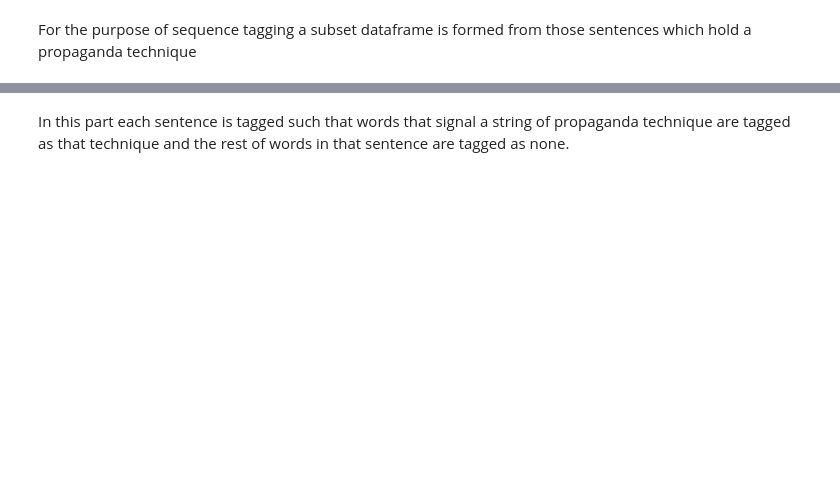
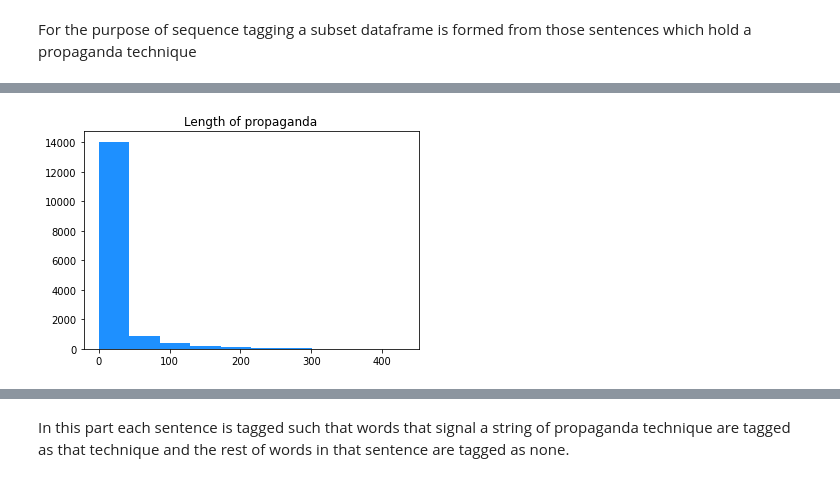
Before and after one commit to linhnguyen222/DPS-Silo, a Jupyter notebook: SeqTagMulticlass_Luna.ipynb, the cells around one changed output, grey strips where cells are left out. Cells and saved outputs as stored; diff of their text form; code cells hidden in the pictures; blank space fills up the shorter version.

```diff
--- a/SeqTagMulticlass_Luna.ipynb
+++ b/SeqTagMulticlass_Luna.ipynb
@@ -219,0 +249,8 @@ For the purpose of sequence tagging a subset dataframe is formed from those sent
+# %%
+
+import matplotlib.pyplot as plt
+plt.hist(df['prop_length'], color="dodgerblue")
+plt.title('Length of propaganda')
+plt.show()
+# %% [output]
+[figure, added]
```
Also changed, not shown: parts of 26 cells of this notebook.
